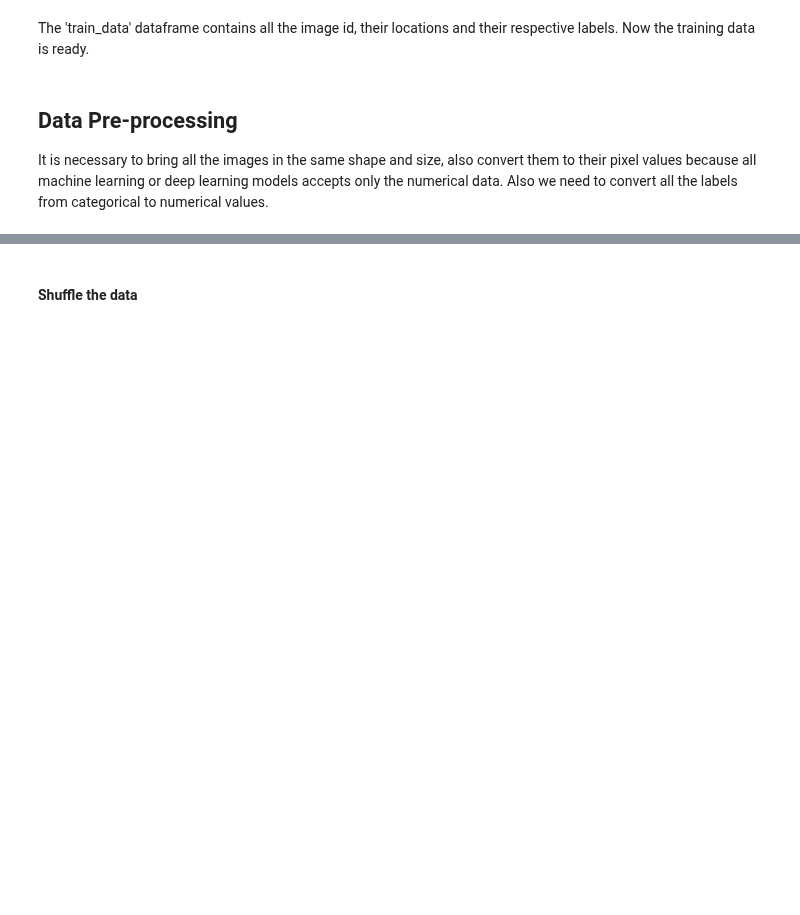
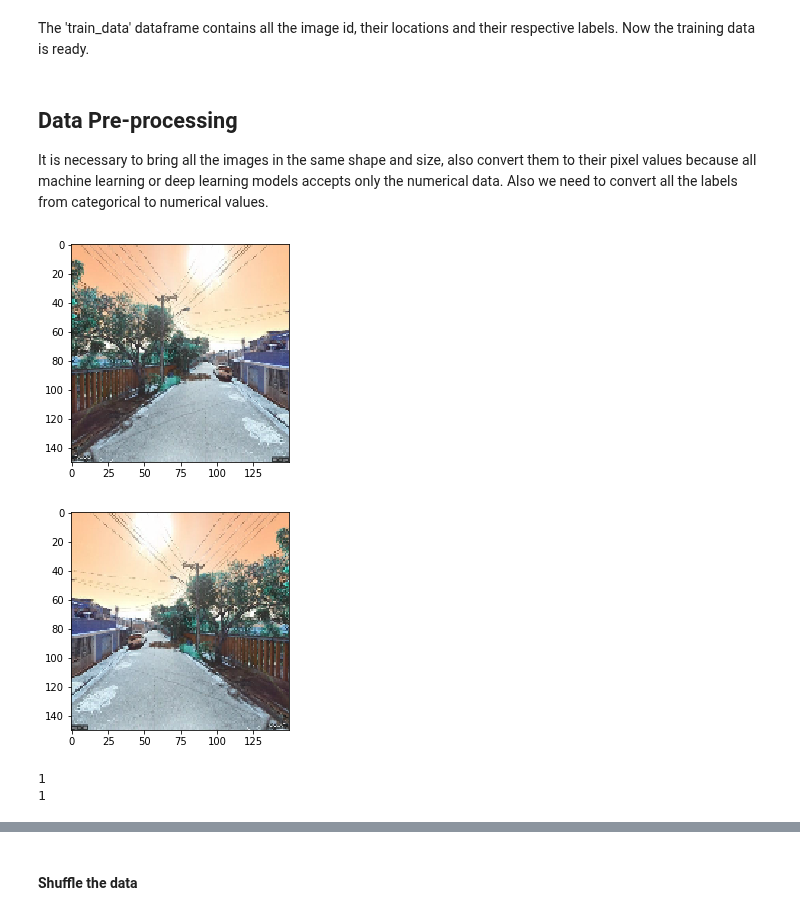
Before and after one commit to sipocz/Colab, a Jupyter notebook: data_sprint_28_detect_trees_near_electric_wires_c16e82f09b154e1691b8b0833d8875a7.ipynb, the cells around one changed output, grey strips where cells are left out. Drawn from its saved outputs; the diff is of its cells as text; code cells hidden in the pictures; blank space fills up the shorter version.

```diff
--- a/data_sprint_28_detect_trees_near_electric_wires_c16e82f09b154e1691b8b0833d8875a7.ipynb
+++ b/data_sprint_28_detect_trees_near_electric_wires_c16e82f09b154e1691b8b0833d8875a7.ipynb
@@ -103,13 +103,32 @@ The 'train_data' dataframe contains all the image id, their locations and their
 It is necessary to bring all the images in the same shape and size, also convert them to their pixel values because all machine learning or deep learning models accepts only the numerical data. Also we need to convert all the labels from categorical to numerical values.
 # %%
 data = []     # initialize an empty numpy array
-image_size = 100      # image size taken is 100 here. one can take other size too
+image_size = 150      # image size taken is 100 here. one can take other size too
 for i in range(len(train_data)):
 
-  img_array = cv2.imread(train_data['filepaths'][i], cv2.IMREAD_GRAYSCALE)   # converting the image to gray scale
+  img_array = cv2.imread(train_data['filepaths'][i], )   # converting the image to gray scale cv2.IMREAD_GRAYSCALE
 
-  new_img_array = cv2.resize(img_array, (image_size, image_size))      # resizing the image array
+  new_img_array = cv2.resize(img_array, (image_size, image_size))
+  flip_img_array=np.fliplr(new_img_array)      # resizing the image array
   data.append([new_img_array, train_data['Intersection'][i]])
+  data.append([flip_img_array, train_data['Intersection'][i]])
+# %%
+from matplotlib import pyplot as plt
+plt.imshow(data[2][0], interpolation='nearest',)
+
+
+plt.show()
+plt.imshow(data[3][0], interpolation='nearest',)
+
+
+plt.show()
+print(data[2][1])
+print(data[2][1])
+# %% [output]
+[figure, added]
+[figure, added]
+1
+1
 # %%
 
 # image pixels of a image
```
Also changed, not shown: parts of 10 cells of this notebook.
